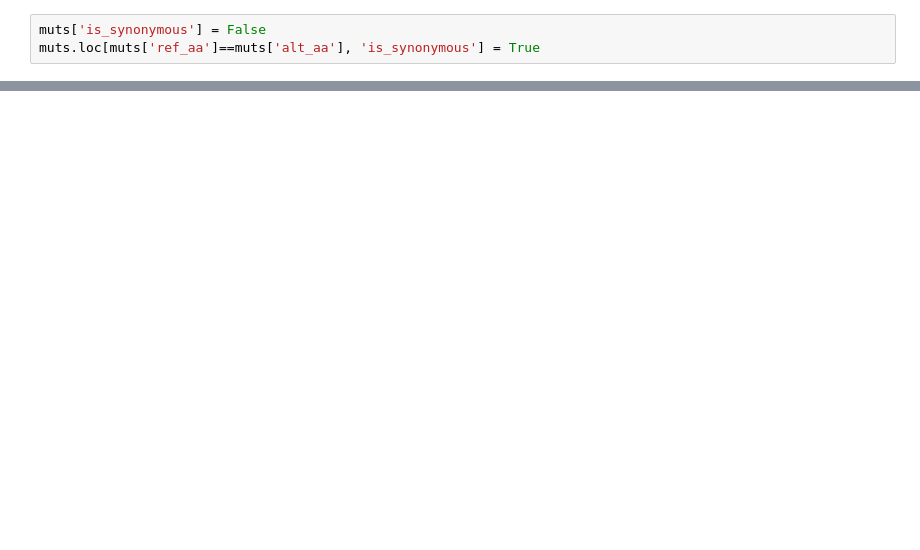
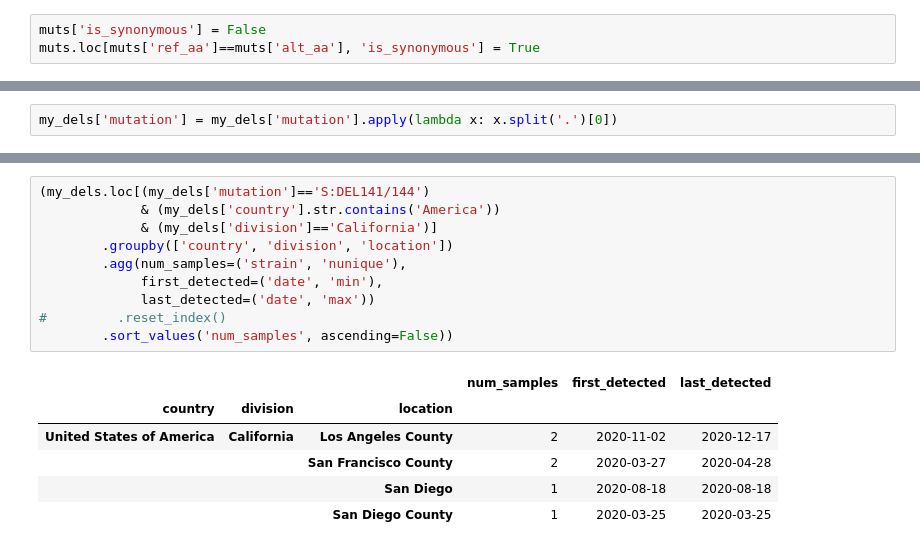
Before and after one commit to AlaaALatif/bjorn, a Jupyter notebook: data_model.ipynb, the cells around one changed output, grey strips where cells are left out. Drawn from its saved outputs; the diff is of its cells as text; blank space fills up the shorter version.

```diff
--- a/data_model.ipynb
+++ b/data_model.ipynb
@@ -272,0 +208,2 @@ def get_mutations(data: pd.DataFrame, lineage: str='B.1.1.7'):
+# %%
+my_dels['mutation'] = my_dels['mutation'].apply(lambda x: x.split('.')[0])
@@ -272,0 +233,17 @@ def get_mutations(data: pd.DataFrame, lineage: str='B.1.1.7'):
+# %%
+(my_dels.loc[(my_dels['mutation']=='S:DEL141/144')
+             & (my_dels['country'].str.contains('America'))
+             & (my_dels['division']=='California')]
+        .groupby(['country', 'division', 'location'])
+        .agg(num_samples=('strain', 'nunique'),
+             first_detected=('date', 'min'),
+             last_detected=('date', 'max'))
+#         .reset_index()
+        .sort_values('num_samples', ascending=False))
+# %% [output]
+|  |  |  | num_samples | first_detected | last_detected |
+| country | division | location |  |  |  |
+| United States of America | California | Los Angeles County | 2 | 2020-11-02 | 2020-12-17 |
+|  |  | San Francisco County | 2 | 2020-03-27 | 2020-04-28 |
+|  |  | San Diego | 1 | 2020-08-18 | 2020-08-18 |
+|  |  | San Diego County | 1 | 2020-03-25 | 2020-03-25 |
```
Also changed, not shown: parts of 67 cells of this notebook.
